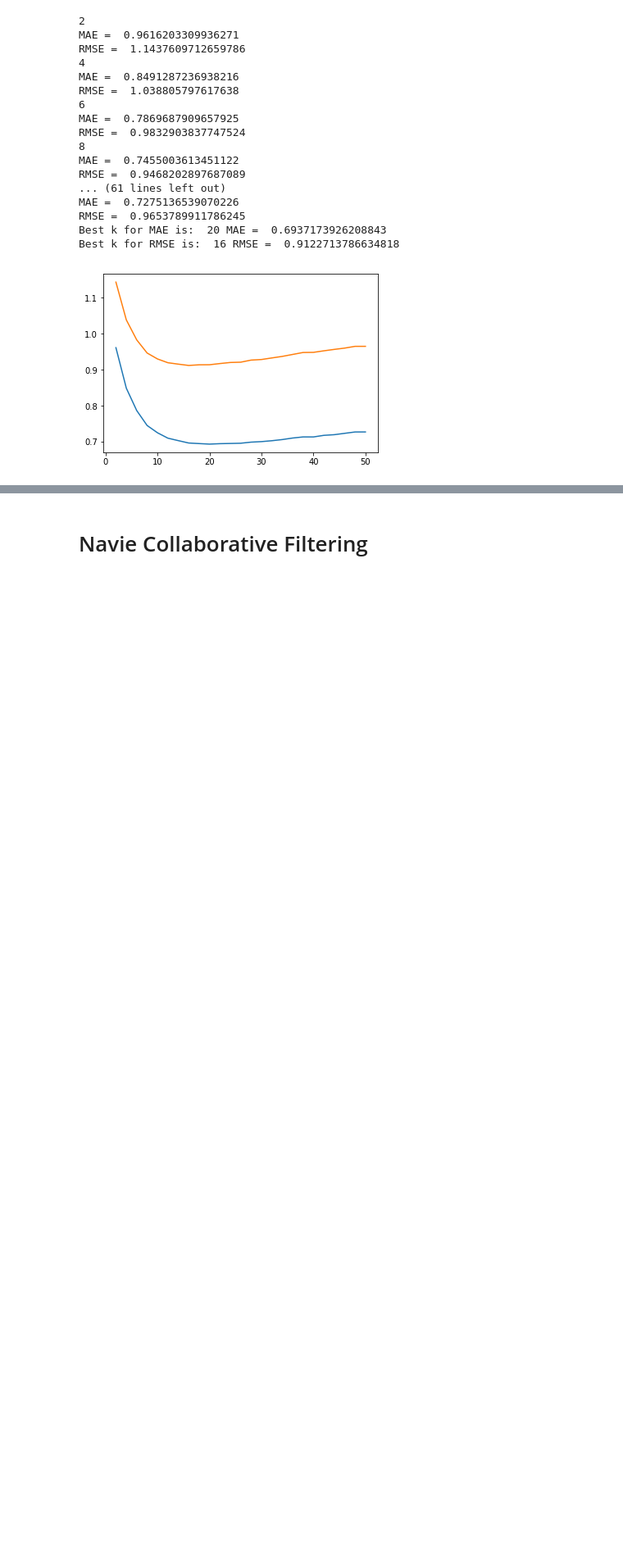
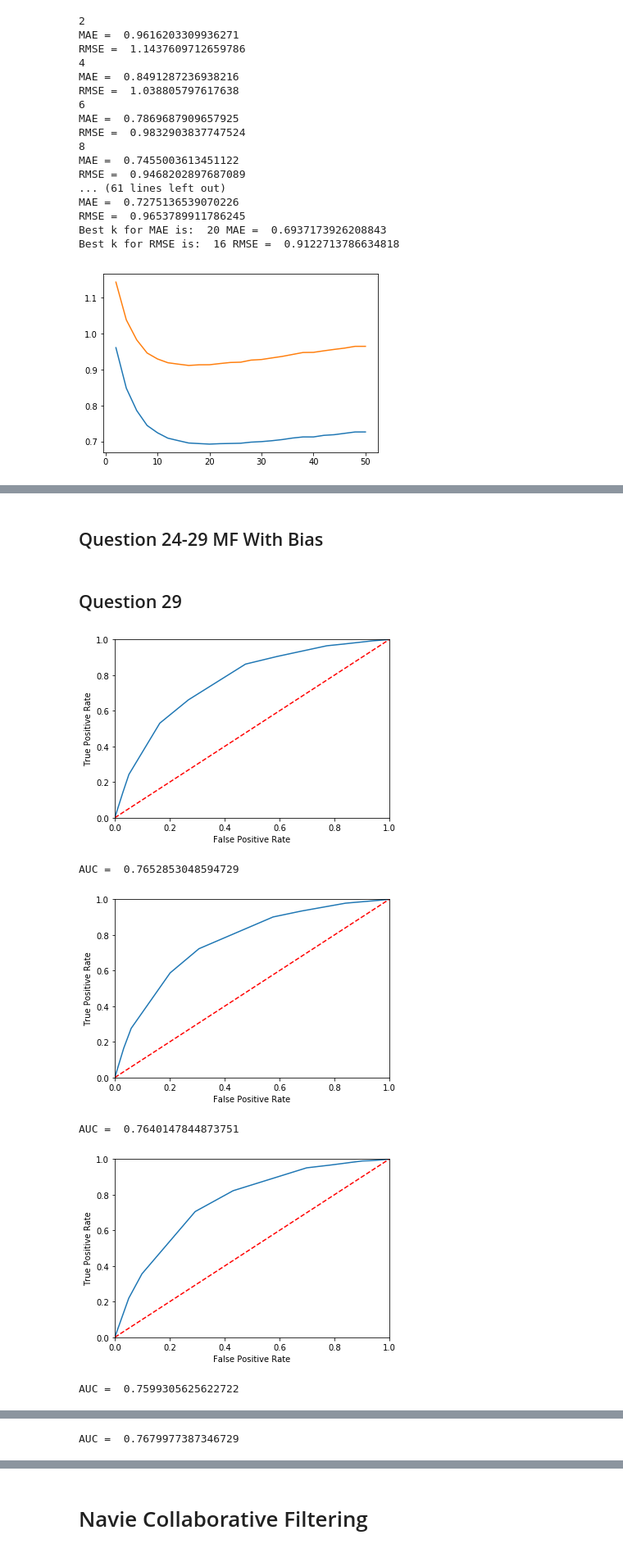
Before and after one commit to DanioPurdue/EE219Project-Analysis-On-Textual-Data, a Jupyter notebook: Project 3/EE219_Project 3_Code.ipynb, the cells around one changed output, grey strips where cells are left out. Shown at 82% size. Cells and saved outputs as stored; diff of their text form; code cells hidden in the pictures; blank space fills up the shorter version.

```diff
--- a/Project 3/EE219_Project 3_Code.ipynb
+++ b/Project 3/EE219_Project 3_Code.ipynb
@@ -330,0 +415,2 @@ nnmf_filter(Dataset.load_from_df(high_var_df, reader), krange)
+# %% [markdown]
+## Question 24-29 MF With Bias
@@ -330,0 +452,3 @@ nnmf_filter(Dataset.load_from_df(high_var_df, reader), krange)
+# %%
+data_set = Dataset.load_from_df(ratings_df[['userId', 'movieId', 'rating']], reader)
+svd_filter(data_set, krange)
@@ -330,0 +462,11 @@ nnmf_filter(Dataset.load_from_df(high_var_df, reader), krange)
+# %% [markdown]
+## Question 29
+# %%
+binary_predict(SVD(n_factors=18, biased=False), data_set, thresholds)
+# %% [output]
+[figure, added]
+AUC =  0.7652853048594729
+[figure, added]
+AUC =  0.7640147844873751
+[figure, added]
+AUC =  0.7599305625622722
@@ -330,0 +474 @@ nnmf_filter(Dataset.load_from_df(high_var_df, reader), krange)
+AUC =  0.7679977387346729
```
Also changed, not shown: parts of 20 cells of this notebook.
